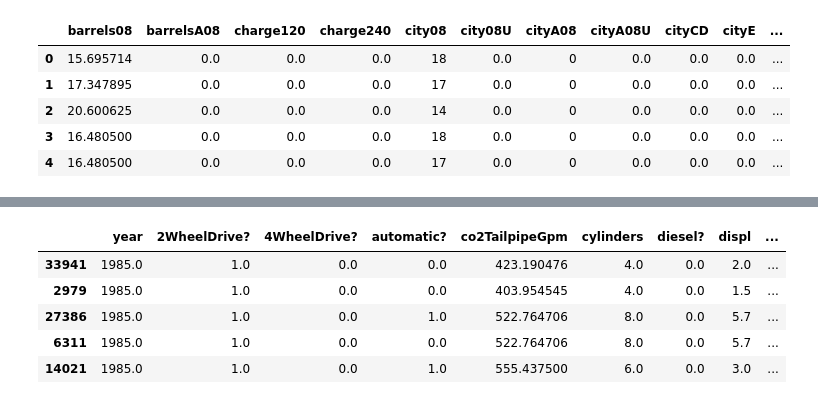
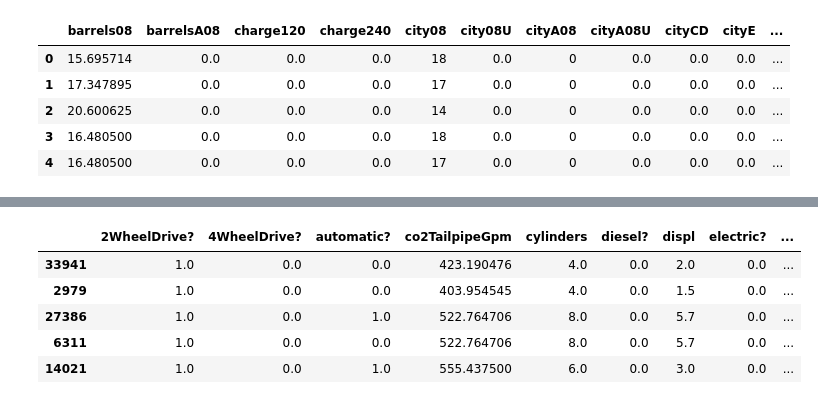
Before and after one commit to jnfoote76/fuel-economy-analysis, a Jupyter notebook: erica_work.ipynb, the cells around one changed output, grey strips where cells are left out. Saved outputs shown, nothing was run; the diff lists cells and outputs as text; code cells hidden in the pictures.

```diff
--- a/erica_work.ipynb
+++ b/erica_work.ipynb
@@ -207,15 +208,15 @@ df.head()
 # %%
 #Creating a linear regression model to predict city08
 #remove unrelated predictors
-predictors = df.drop(['id', 'make', 'model', 'city08', 'cityA08', 'co2TailpipeAGpm', 'comb08', 'combA08', 'highwayA08', 'rangeA'], axis = 1).astype(float)
+predictors = df.drop(['year','id', 'make', 'model', 'city08', 'cityA08', 'co2TailpipeAGpm', 'comb08', 'combA08', 'highwayA08', 'rangeA'], axis = 1).astype(float)
 predictors.head()
 # %% [output]
-|  | year | 2WheelDrive? | 4WheelDrive? | automatic? | co2TailpipeGpm | cylinders | diesel? | displ | ... |
-| 33941 | 1985.0 | 1.0 | 0.0 | 0.0 | 423.190476 | 4.0 | 0.0 | 2.0 | ... |
-| 2979 | 1985.0 | 1.0 | 0.0 | 0.0 | 403.954545 | 4.0 | 0.0 | 1.5 | ... |
-| 27386 | 1985.0 | 1.0 | 0.0 | 1.0 | 522.764706 | 8.0 | 0.0 | 5.7 | ... |
-| 6311 | 1985.0 | 1.0 | 0.0 | 0.0 | 522.764706 | 8.0 | 0.0 | 5.7 | ... |
-| 14021 | 1985.0 | 1.0 | 0.0 | 1.0 | 555.437500 | 6.0 | 0.0 | 3.0 | ... |
+|  | 2WheelDrive? | 4WheelDrive? | automatic? | co2TailpipeGpm | cylinders | diesel? | displ | electric? | ... |
+| 33941 | 1.0 | 0.0 | 0.0 | 423.190476 | 4.0 | 0.0 | 2.0 | 0.0 | ... |
+| 2979 | 1.0 | 0.0 | 0.0 | 403.954545 | 4.0 | 0.0 | 1.5 | 0.0 | ... |
+| 27386 | 1.0 | 0.0 | 1.0 | 522.764706 | 8.0 | 0.0 | 5.7 | 0.0 | ... |
+| 6311 | 1.0 | 0.0 | 0.0 | 522.764706 | 8.0 | 0.0 | 5.7 | 0.0 | ... |
+| 14021 | 1.0 | 0.0 | 1.0 | 555.437500 | 6.0 | 0.0 | 3.0 | 0.0 | ... |
 # %%
 #add a constant term to our regression
 x = sm.add_constant(predictors.values)
```
Also changed, not shown: parts of 13 cells of this notebook.
